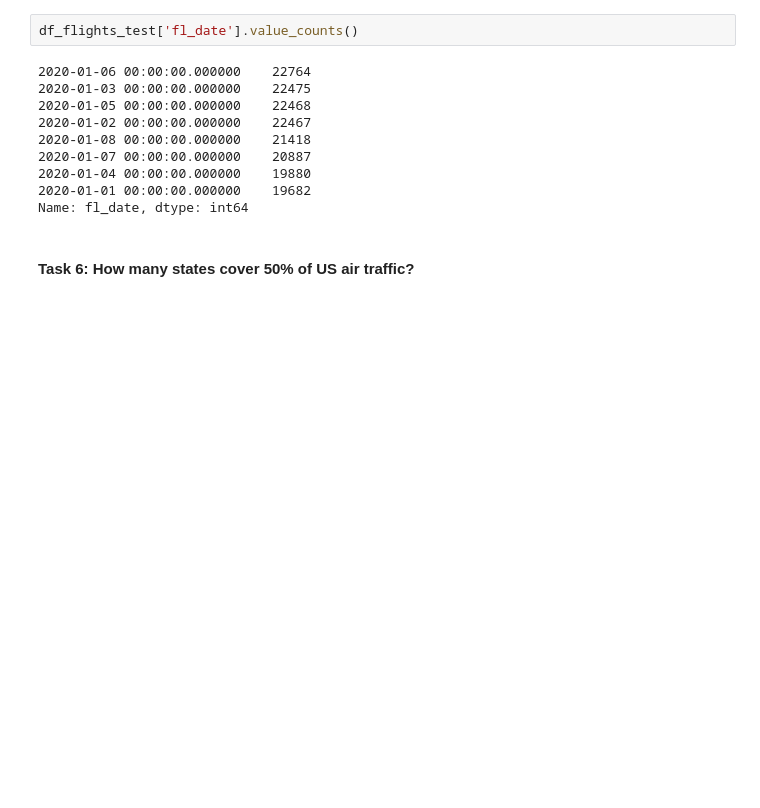
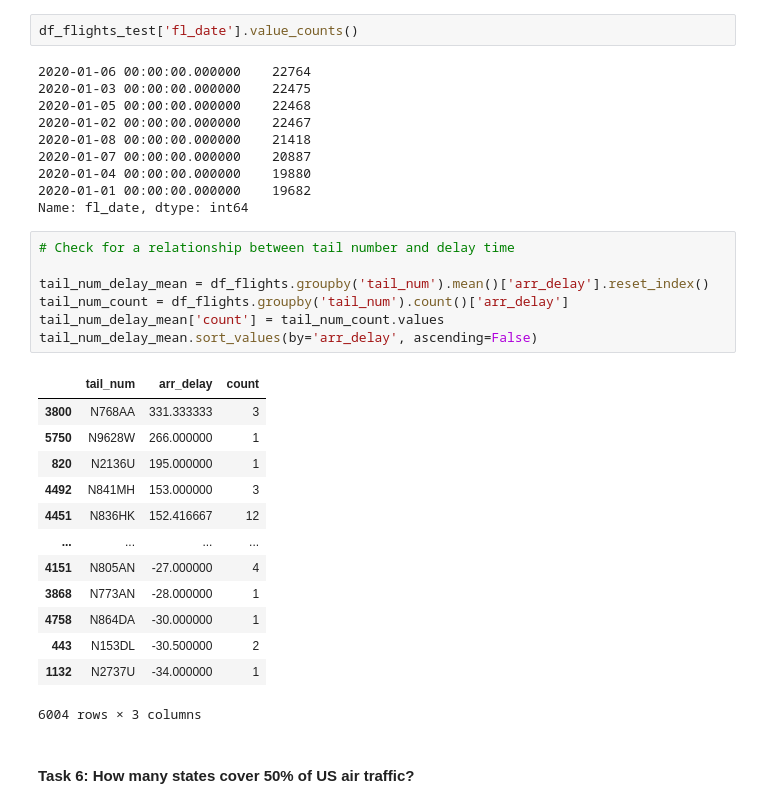
Before and after one commit to NB094/LHL_Midterm_1, a Jupyter notebook: Nik_exploratory_analysis.ipynb, the cells around one changed output. Saved outputs shown, nothing was run; the diff lists cells and outputs as text; blank space fills up the shorter version.

```diff
--- a/Nik_exploratory_analysis.ipynb
+++ b/Nik_exploratory_analysis.ipynb
@@ -566,6 +566,27 @@ df_flights_test['fl_date'].value_counts()
 2020-01-04 00:00:00.000000    19880
 2020-01-01 00:00:00.000000    19682
 Name: fl_date, dtype: int64
+# %%
+# Check for a relationship between tail number and delay time
+
+tail_num_delay_mean = df_flights.groupby('tail_num').mean()['arr_delay'].reset_index()
+tail_num_count = df_flights.groupby('tail_num').count()['arr_delay']
+tail_num_delay_mean['count'] = tail_num_count.values
+tail_num_delay_mean.sort_values(by='arr_delay', ascending=False)
+# %% [output]
+|  | tail_num | arr_delay | count |
+| 3800 | N768AA | 331.333333 | 3 |
+| 5750 | N9628W | 266.000000 | 1 |
+| 820 | N2136U | 195.000000 | 1 |
+| 4492 | N841MH | 153.000000 | 3 |
+| 4451 | N836HK | 152.416667 | 12 |
+| ... | ... | ... | ... |
+| 4151 | N805AN | -27.000000 | 4 |
+| 3868 | N773AN | -28.000000 | 1 |
+| 4758 | N864DA | -30.000000 | 1 |
+| 443 | N153DL | -30.500000 | 2 |
+| 1132 | N2737U | -34.000000 | 1 |
+6004 rows × 3 columns
 # %% [markdown]
 #### **Task 6**: How many states cover 50% of US air traffic?
 # %% [markdown]
```
Also changed, not shown: 3 other files.
